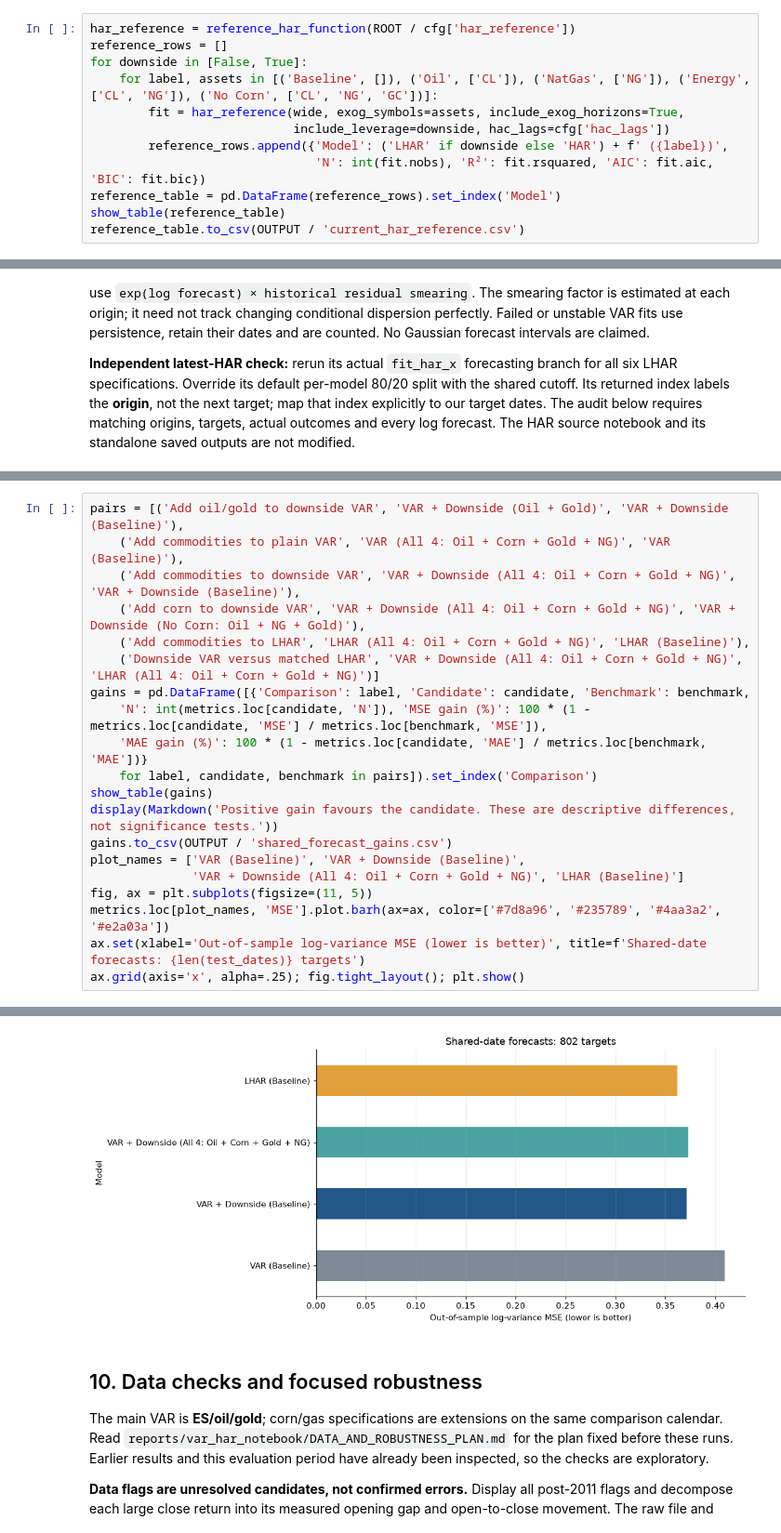
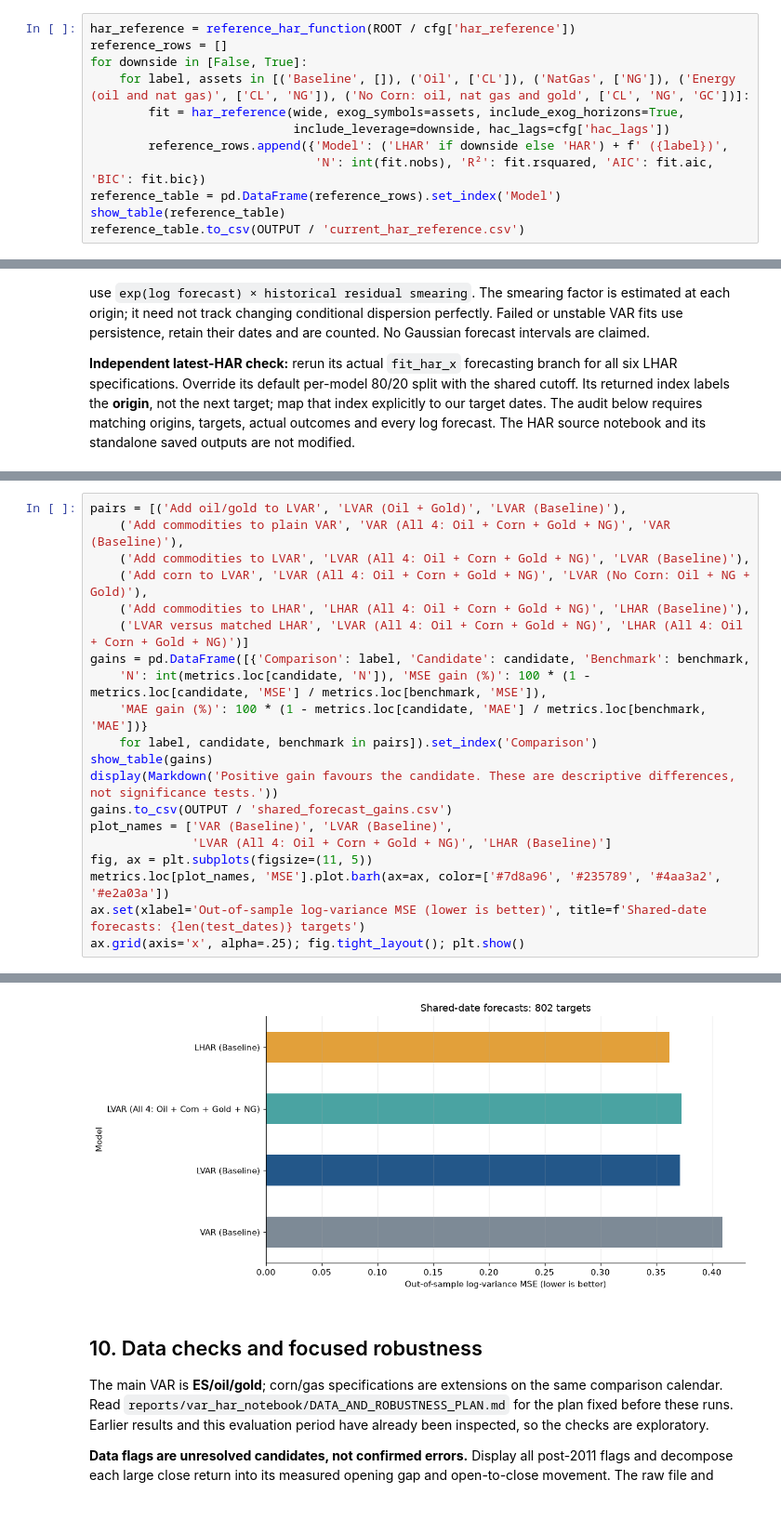
Before and after one commit to Deangr-econ/Quant_methods_project, a Jupyter notebook: VAR_QTFE.ipynb, the cells around one changed output, grey strips where cells are left out. Shown at 93% size. Drawn from its saved outputs; the diff is of its cells as text.

Commit message:
updated name of downside VAR to LVAR to match LHAR fixed bugs attached to that change

```diff
--- a/VAR_QTFE.ipynb
+++ b/VAR_QTFE.ipynb
@@ -222,7 +233,7 @@ tables instead use **the same regression rows** for every model.
 har_reference = reference_har_function(ROOT / cfg['har_reference'])
 reference_rows = []
 for downside in [False, True]:
-    for label, assets in [('Baseline', []), ('Oil', ['CL']), ('NatGas', ['NG']), ('Energy', ['CL', 'NG']), ('No Corn', ['CL', 'NG', 'GC'])]:
+    for label, assets in [('Baseline', []), ('Oil', ['CL']), ('NatGas', ['NG']), ('Energy (oil and nat gas)', ['CL', 'NG']), ('No Corn: oil, nat gas and gold', ['CL', 'NG', 'GC'])]:
         fit = har_reference(wide, exog_symbols=assets, include_exog_horizons=True,
                             include_leverage=downside, hac_lags=cfg['hac_lags'])
         reference_rows.append({'Model': ('LHAR' if downside else 'HAR') + f' ({label})',
@@ -576,12 +588,12 @@ Scored target dates: 2023-07-13 to 2026-08-31
 | LHAR (All 4: Oil + Corn + Gold + ... | 802 | 3165 | 2023-07-12 | 2023-07-13 | 2026-08-31 | 0.0000 | 0.3638 | ... |
 | LHAR (No Corn: Oil + NG + Gold; D... | 802 | 3165 | 2023-07-12 | 2023-07-13 | 2026-08-31 | 0.0000 | 0.3637 | ... |
 # %%
-pairs = [('Add oil/gold to downside VAR', 'VAR + Downside (Oil + Gold)', 'VAR + Downside (Baseline)'),
+pairs = [('Add oil/gold to LVAR', 'LVAR (Oil + Gold)', 'LVAR (Baseline)'),
     ('Add commodities to plain VAR', 'VAR (All 4: Oil + Corn + Gold + NG)', 'VAR (Baseline)'),
-    ('Add commodities to downside VAR', 'VAR + Downside (All 4: Oil + Corn + Gold + NG)', 'VAR + Downside (Baseline)'),
-    ('Add corn to downside VAR', 'VAR + Downside (All 4: Oil + Corn + Gold + NG)', 'VAR + Downside (No Corn: Oil + NG + Gold)'),
+    ('Add commodities to LVAR', 'LVAR (All 4: Oil + Corn + Gold + NG)', 'LVAR (Baseline)'),
+    ('Add corn to LVAR', 'LVAR (All 4: Oil + Corn + Gold + NG)', 'LVAR (No Corn: Oil + NG + Gold)'),
     ('Add commodities to LHAR', 'LHAR (All 4: Oil + Corn + Gold + NG)', 'LHAR (Baseline)'),
-    ('Downside VAR versus matched LHAR', 'VAR + Downside (All 4: Oil + Corn + Gold + NG)', 'LHAR (All 4: Oil + Corn + Gold + NG)')]
+    ('LVAR versus matched LHAR', 'LVAR (All 4: Oil + Corn + Gold + NG)', 'LHAR (All 4: Oil + Corn + Gold + NG)')]
 gains = pd.DataFrame([{'Comparison': label, 'Candidate': candidate, 'Benchmark': benchmark,
     'N': int(metrics.loc[candidate, 'N']), 'MSE gain (%)': 100 * (1 - metrics.loc[candidate, 'MSE'] / metrics.loc[benchmark, 'MSE']),
     'MAE gain (%)': 100 * (1 - metrics.loc[candidate, 'MAE'] / metrics.loc[benchmark, 'MAE'])}
@@ -589,8 +601,8 @@ gains = pd.DataFrame([{'Comparison': label, 'Candidate': candidate, 'Benchmark':
 show_table(gains)
 display(Markdown('Positive gain favours the candidate. These are descriptive differences, not significance tests.'))
 gains.to_csv(OUTPUT / 'shared_forecast_gains.csv')
-plot_names = ['VAR (Baseline)', 'VAR + Downside (Baseline)',
-              'VAR + Downside (All 4: Oil + Corn + Gold + NG)', 'LHAR (Baseline)']
+plot_names = ['VAR (Baseline)', 'LVAR (Baseline)',
+              'LVAR (All 4: Oil + Corn + Gold + NG)', 'LHAR (Baseline)']
 fig, ax = plt.subplots(figsize=(11, 5))
 metrics.loc[plot_names, 'MSE'].plot.barh(ax=ax, color=['#7d8a96', '#235789', '#4aa3a2', '#e2a03a'])
 ax.set(xlabel='Out-of-sample log-variance MSE (lower is better)', title=f'Shared-date forecasts: {len(test_dates)} targets')
@@ -607,5 +619,5 @@ ax.grid(axis='x', alpha=.25); fig.tight_layout(); plt.show()
 Positive gain favours the candidate. These are descriptive differences, not significance tests.
-[figure, old version]
+[figure, new version]
 # %% [markdown]
 ## 10. Data checks and focused robustness
 
```
Also changed, not shown: parts of 17 cells of this notebook, 20 other files.
